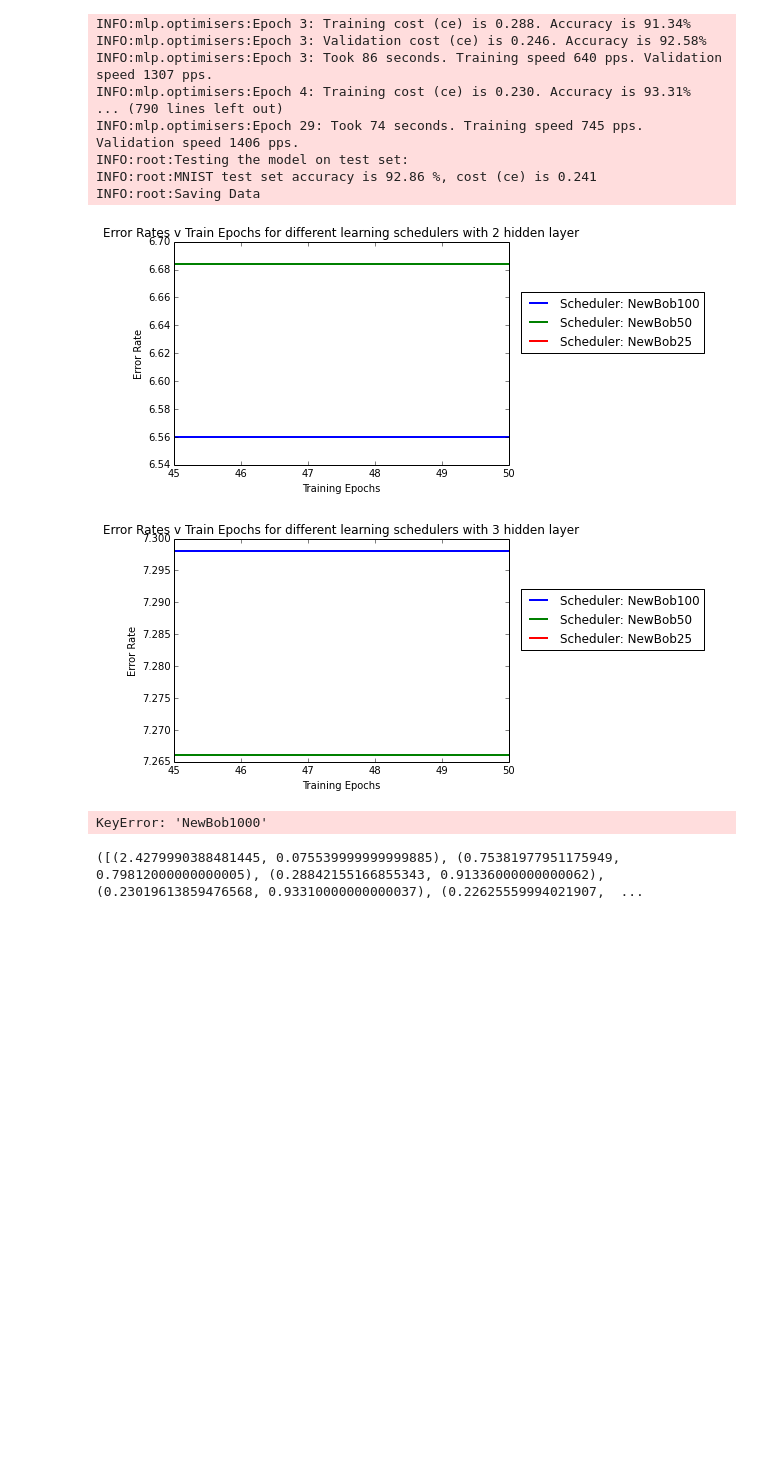
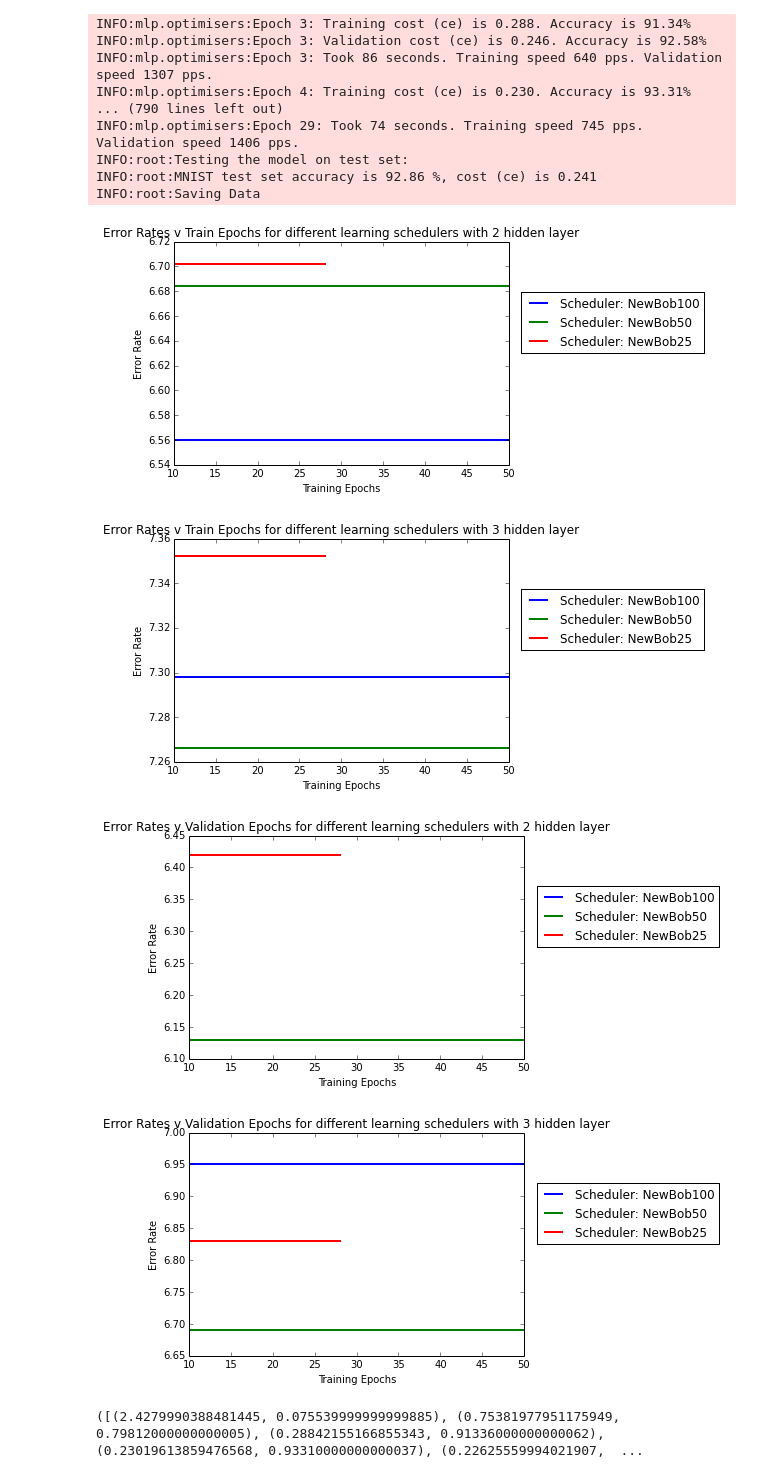
Before and after one commit to joeyearsley/mlpractical, a Jupyter notebook: SchedulerExperiment.ipynb, the cells around one changed output. Saved outputs shown, nothing was run; the diff lists cells and outputs as text; code cells hidden in the pictures; blank space fills up the shorter version.

```diff
--- a/SchedulerExperiment.ipynb
+++ b/SchedulerExperiment.ipynb
@@ -339,39 +339,40 @@ x = range(0,51)
 #Go through training list and output the stats in a graph.
 #Make sure you run the above cell first.
 train_cont = ['NewBob100', 'NewBob50', 'NewBob25']
 
 for i in xrange(1,3):
     for idx,lists in enumerate(train_cont):
         train_error = []
         for inner_list in shelve_p[lists+str(i)][0]:
             train_error.append(100-(inner_list[1]*100.))
-        plt.plot(x[45:len(shelve_p[lists+str(i)][0])], train_error[45:len(shelve_p[lists+str(i)][0])], lw=2, label="Scheduler: "+ str(train_cont[idx]))
+        plt.plot(x[10:len(shelve_p[lists+str(i)][0])], train_error[10:len(shelve_p[lists+str(i)][0])], lw=2, label="Scheduler: "+ str(train_cont[idx]))
 
 
     plt.title("Error Rates v Train Epochs for different learning schedulers with "+str(i+1)+" hidden layer")
     plt.xlabel('Training Epochs')
     plt.legend
     plt.legend(bbox_to_anchor=(1.6, 0.8))
     plt.ylabel('Error Rate')
     plt.show()
-for i in xrange(0,3):
+for i in xrange(1,3):
     for idx,lists in enumerate(train_cont):
         train_error = []
         for inner_list in shelve_p[lists+str(i)][1]:
             train_error.append(100-(inner_list[1]*100.))
-        plt.plot(x[45:len(shelve_p[lists+str(i)][0])], train_error[45:len(shelve_p[lists+str(i)][0])], lw=2, label="Scheduler: "+ str(train_cont[idx]))
+        plt.plot(x[10:len(shelve_p[lists+str(i)][0])], train_error[10:len(shelve_p[lists+str(i)][0])], lw=2, label="Scheduler: "+ str(train_cont[idx]))
 
 
     plt.title("Error Rates v Validation Epochs for different learning schedulers with "+str(i+1)+" hidden layer")
     plt.xlabel('Training Epochs')
     plt.legend
     plt.legend(bbox_to_anchor=(1.6, 0.8))
     plt.ylabel('Error Rate')
     plt.show()
 # %% [output]
-[figure, old version]
+[figure, new version]
-[figure, old version]
+[figure, new version]
-KeyError: 'NewBob1000'
+[figure, added]
+[figure, added]
 # %%
 import shelve
 shelve_p = shelve.open("learningRateExperimentsNew")
```
Also changed, not shown: parts of 8 cells of this notebook, 7 other files.
